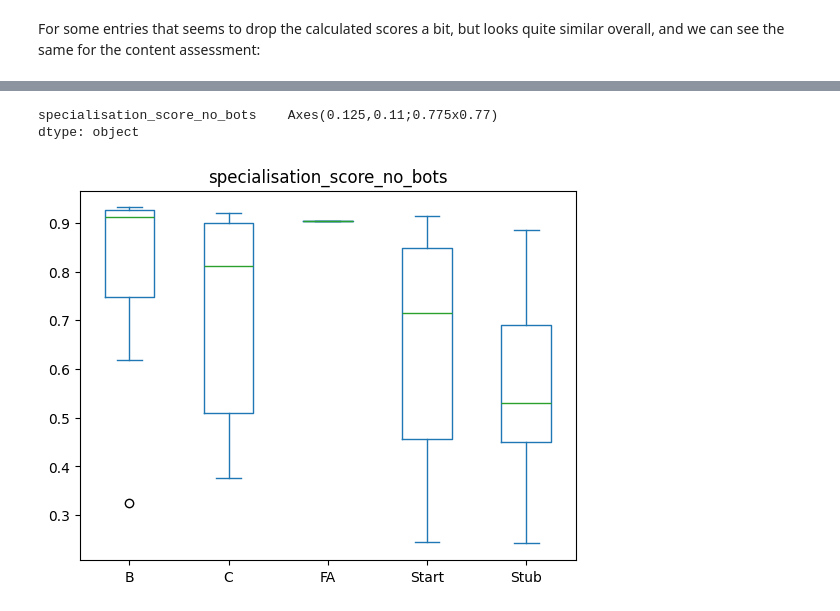
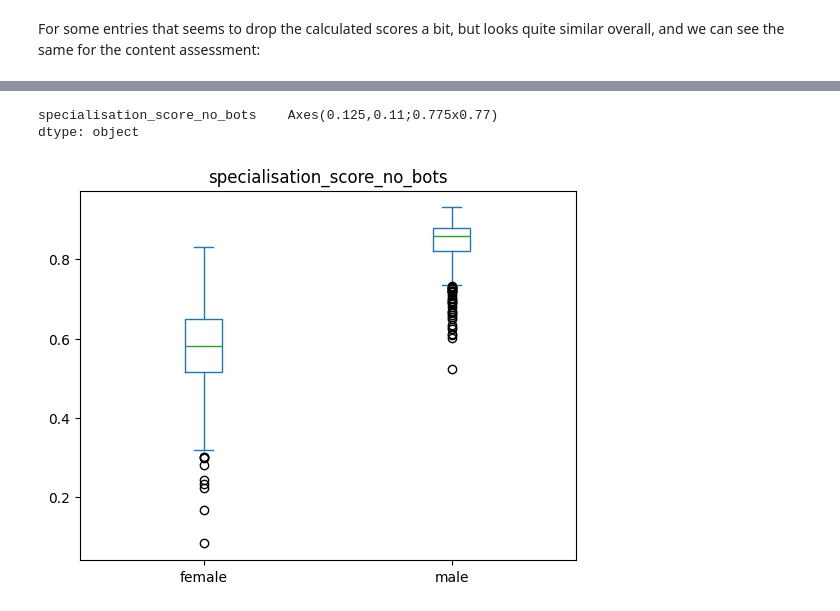
Before and after one commit to citizensandtech/sicss-wikipedia, a Jupyter notebook: 04-full-example.ipynb, the cells around one changed output, grey strips where cells are left out. Cells and saved outputs as stored; diff of their text form; code cells hidden in the pictures.

```diff
--- a/04-full-example.ipynb
+++ b/04-full-example.ipynb
@@ -334,6 +361,6 @@ For some entries that seems to drop the calculated scores a bit, but looks quite
 # %%
-df_all_page_data.plot(by=['content_assessment'],column='specialisation_score_no_bots',kind='box')
+df_all_page_data[df_all_page_data['contributor_count'] <2000 ].plot(by=['gender'],column='specialisation_score_no_bots',kind='box')
 # %% [output]
 specialisation_score_no_bots    Axes(0.125,0.11;0.775x0.77)
 dtype: object
-[figure, old version]
+[figure, new version]
```
Also changed, not shown: parts of 33 cells of this notebook, 18 other files.
